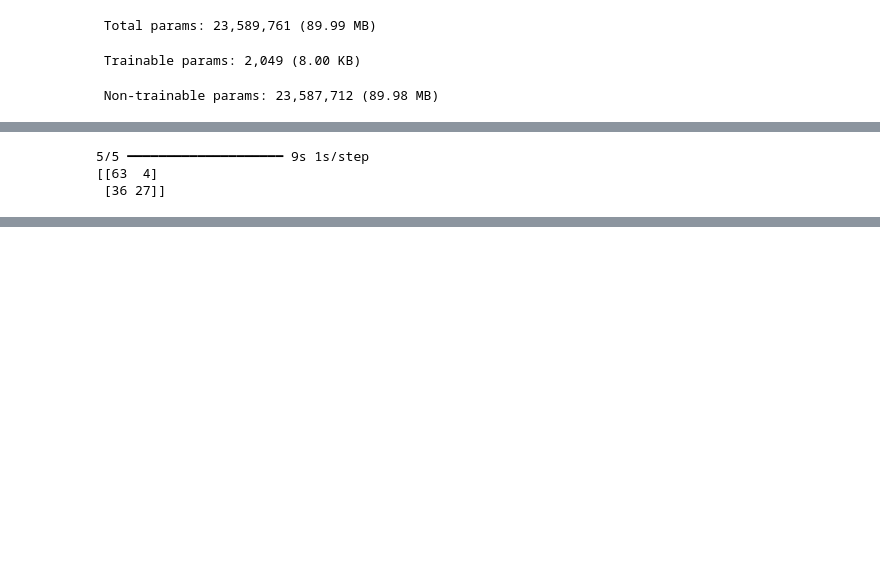
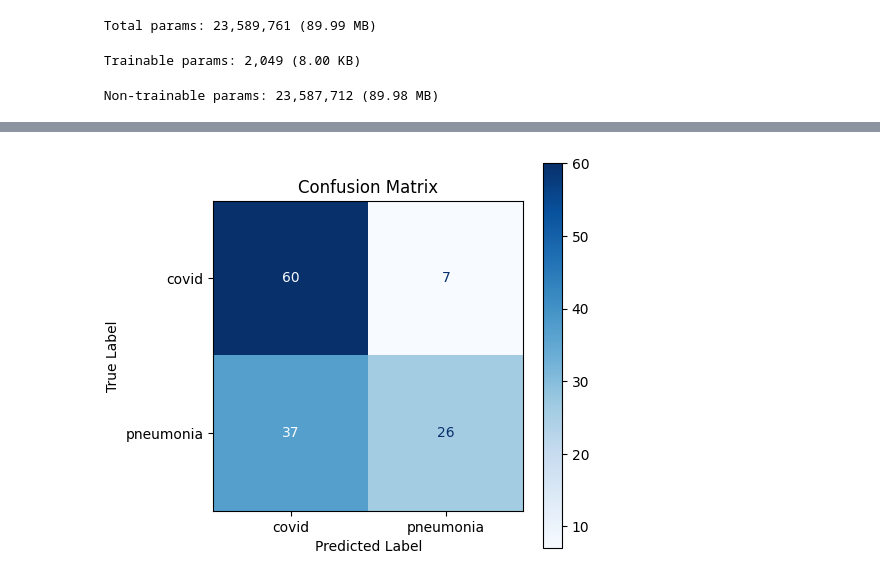
Before and after one commit to Abhiji-th/lus-classification, a Jupyter notebook: lus-classfication-v3.ipynb, the cells around one changed output, grey strips where cells are left out. Cells and saved outputs as stored; diff of their text form; code cells hidden in the pictures; blank space fills up the shorter version.

```diff
--- a/lus-classfication-v3.ipynb
+++ b/lus-classfication-v3.ipynb
@@ -303,11 +304,11 @@ Model: "sequential"
 # %%
 early_stop = EarlyStopping(
     monitor='val_loss',
-    patience=5,
+    patience=3,
     restore_best_weights=True
 )
 # %%
 model.compile(optimizer=Adam(learning_rate=0.0001), loss="binary_crossentropy", metrics=["accuracy"])
 # %%
-model.fit(x=train_batches, validation_data=val_batches, epochs=30, callbacks=[early_stop], verbose=2)
+model.fit(x=train_batches, validation_data=val_batches, epochs=20, callbacks=[early_stop], verbose=2)
 # %% [output]
@@ -332,12 +339,20 @@ Epoch 6/30
 <keras.src.callbacks.history.History at 0x...>
-# %%
-from sklearn.metrics import confusion_matrix
-
-y_pred = model.predict(test_batches)
-y_pred = (y_pred > 0.5).astype(int)
-
-print(confusion_matrix(test_batches.classes, y_pred))
-# %% [output]
-5/5 ━━━━━━━━━━━━━━━━━━━━ 9s 1s/step
-[[63  4]
- [36 27]]
+# %%
+test_batches.reset()
+
+y_pred = model.predict(test_batches)
+y_pred = (y_pred > 0.5).astype(int)
+
+cm = confusion_matrix(test_batches.classes, y_pred)
+
+labels = list(test_batches.class_indices.keys())
+
+fig, ax = plt.subplots(figsize=(5,5))
+disp = ConfusionMatrixDisplay(confusion_matrix=cm, display_labels=labels)
+disp.plot(ax=ax, cmap='Blues')
+
+plt.title("Confusion Matrix")
+plt.xlabel("Predicted Label")
+plt.ylabel("True Label")
+plt.show()
+# %% [output]
@@ -344,3 +360,4 @@ print(confusion_matrix(test_batches.classes, y_pred))
+[figure, added]
 # %%
 test_loss, test_acc = model.evaluate(test_batches)
 print(test_acc)
```
Also changed, not shown: parts of 6 cells of this notebook.
